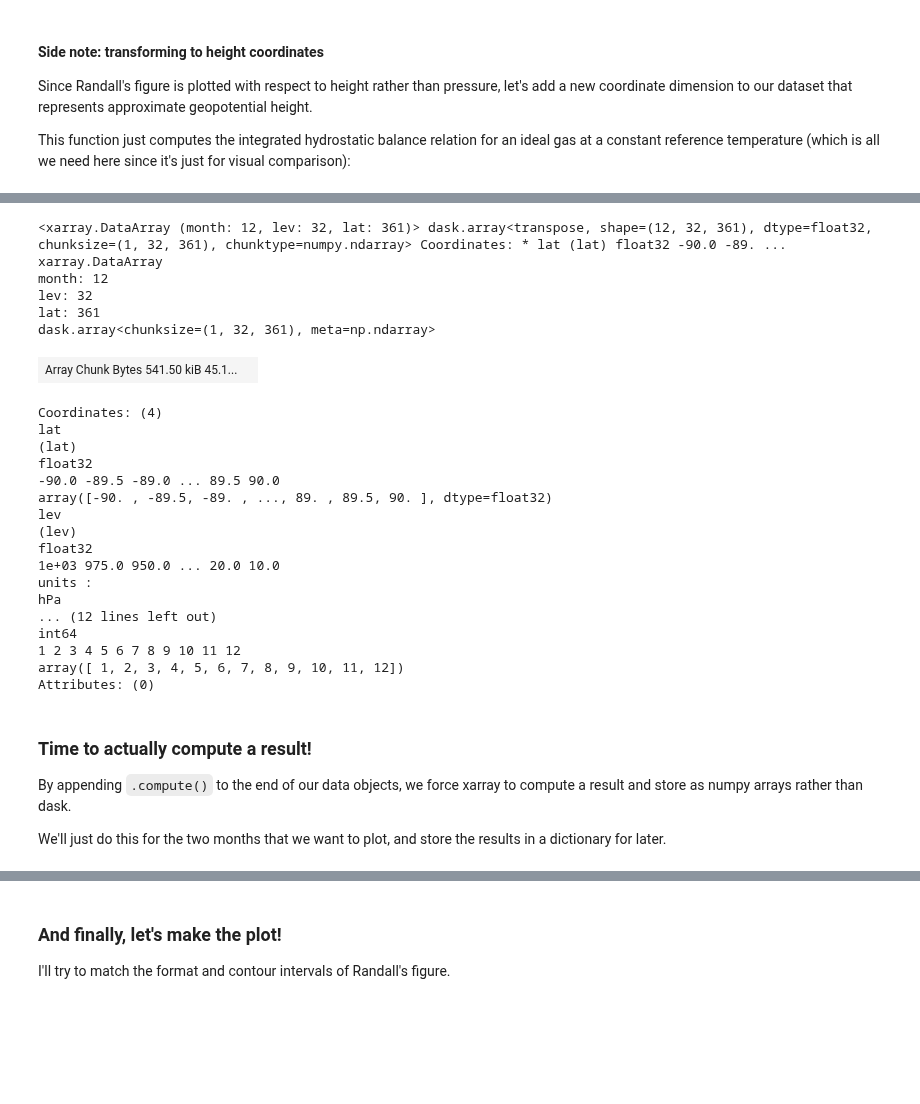
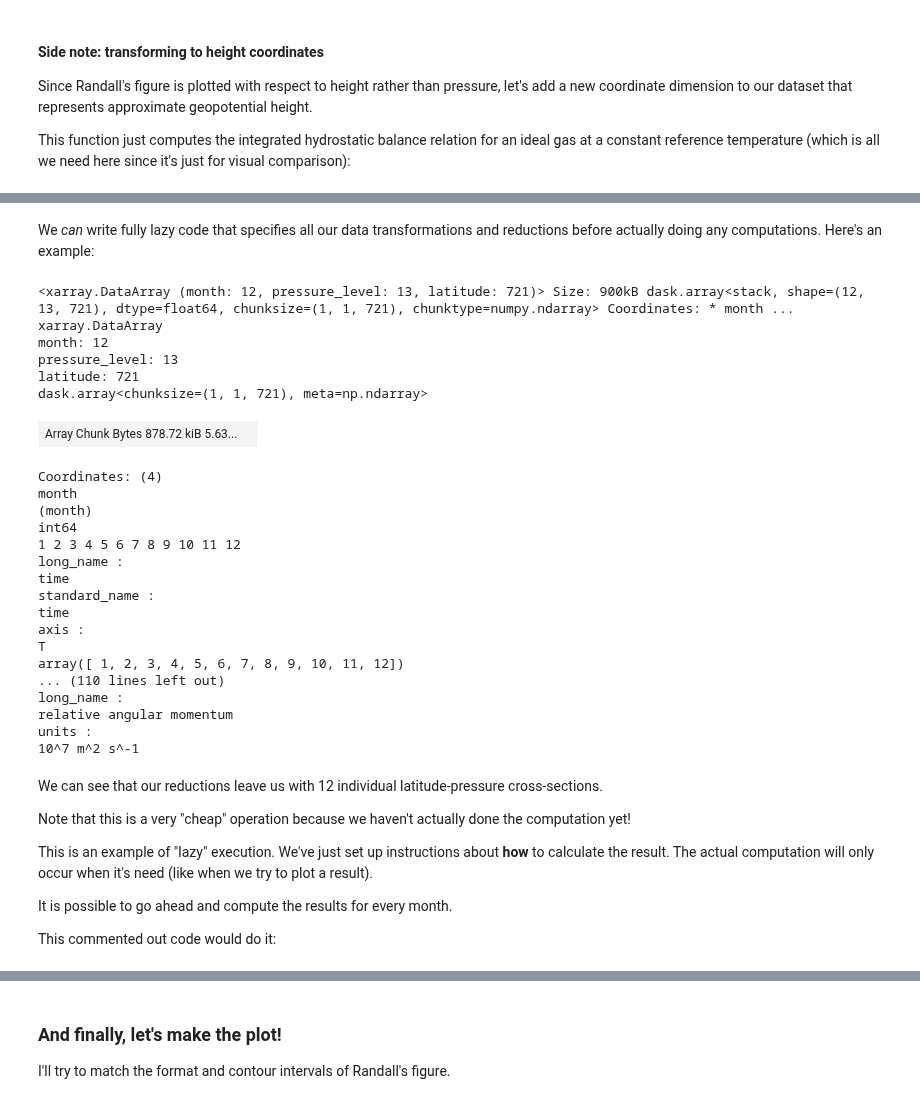
Before and after one commit to brian-rose/general-circulation, a Jupyter notebook: lectures/angular-momentum-budget.ipynb, the cells around one changed output, grey strips where cells are left out. Drawn from its saved outputs; the diff is of its cells as text; code cells hidden in the pictures; blank space fills up the shorter version.

```diff
--- a/lectures/angular-momentum-budget.ipynb
+++ b/lectures/angular-momentum-budget.ipynb
@@ -302,34 +248,0 @@ We define the averages over all months, but we will only actually compute the tw
-# %%
-Mrelative_mon = Mrelative.groupby(Mrelative.valid_time.dt.month).mean(dim='valid_time')
-Mrelative_mon
-# %% [output]
-<xarray.DataArray (month: 12, lev: 32, lat: 361)> dask.array<transpose, shape=(12, 32, 361), dtype=float32, chunksize=(1, 32, 361), chunktype=numpy.ndarray> Coordinates: * lat (lat) float32 -90.0 -89. ...
-xarray.DataArray
-month: 12
-lev: 32
-lat: 361
-dask.array<chunksize=(1, 32, 361), meta=np.ndarray>
-| Array Chunk Bytes 541.50 kiB 45.1... |  |
-Coordinates: (4)
-lat
-(lat)
-float32
--90.0 -89.5 -89.0 ... 89.5 90.0
-array([-90. , -89.5, -89. , ..., 89. , 89.5, 90. ], dtype=float32)
-lev
-(lev)
-float32
-1e+03 975.0 950.0 ... 20.0 10.0
-units :
-hPa
-... (12 lines left out)
-int64
-1 2 3 4 5 6 7 8 9 10 11 12
-array([ 1, 2, 3, 4, 5, 6, 7, 8, 9, 10, 11, 12])
-Attributes: (0)
-# %% [markdown]
-### Time to actually compute a result!
-
-By appending `.compute()` to the end of our data objects, we force xarray to compute a result and store as numpy arrays rather than dask.
-
-We'll just do this for the two months that we want to plot, and store the results in a dictionary for later.
@@ -339,0 +249,45 @@ Mrelative_computed = {'January': Mrelative_mon.sel(month=1).compute(),
+# %% [markdown]
+We *can* write fully lazy code that specifies all our data transformations and reductions before actually doing any computations. Here's an example:
+# %%
+#  We are NOT going to compute and plot results from this code
+#  But this is to demonstrate the fully "lazy" way to set it up
+u = pressure_spatial.u.sel(valid_time="2021")
+Mrelative = relative_angular_momentum(u)
+Mrelative_zonal = Mrelative.mean(dim='longitude')
+Mrelative_monthly = Mrelative_zonal.groupby(Mrelative_zonal.valid_time.dt.month).mean(dim='valid_time')
+Mrelative_monthly
+# %% [output]
+<xarray.DataArray (month: 12, pressure_level: 13, latitude: 721)> Size: 900kB dask.array<stack, shape=(12, 13, 721), dtype=float64, chunksize=(1, 1, 721), chunktype=numpy.ndarray> Coordinates: * month ...
+xarray.DataArray
+month: 12
+pressure_level: 13
+latitude: 721
+dask.array<chunksize=(1, 1, 721), meta=np.ndarray>
+| Array Chunk Bytes 878.72 kiB 5.63... |  |
+Coordinates: (4)
+month
+(month)
+int64
+1 2 3 4 5 6 7 8 9 10 11 12
+long_name :
+time
+standard_name :
+time
+axis :
+T
+array([ 1, 2, 3, 4, 5, 6, 7, 8, 9, 10, 11, 12])
+... (110 lines left out)
+long_name :
+relative angular momentum
+units :
+10^7 m^2 s^-1
+# %% [markdown]
+We can see that our reductions leave us with 12 individual latitude-pressure cross-sections.
+
+Note that this is a very "cheap" operation because we haven't actually done the computation yet!
+
+This is an example of "lazy" execution. We've just set up instructions about **how** to calculate the result. The actual computation will only occur when it's need (like when we try to plot a result).
+
+It is possible to go ahead and compute the results for every month.
+
+This commented out code would do it:
```
Also changed, not shown: parts of 24 cells of this notebook.
